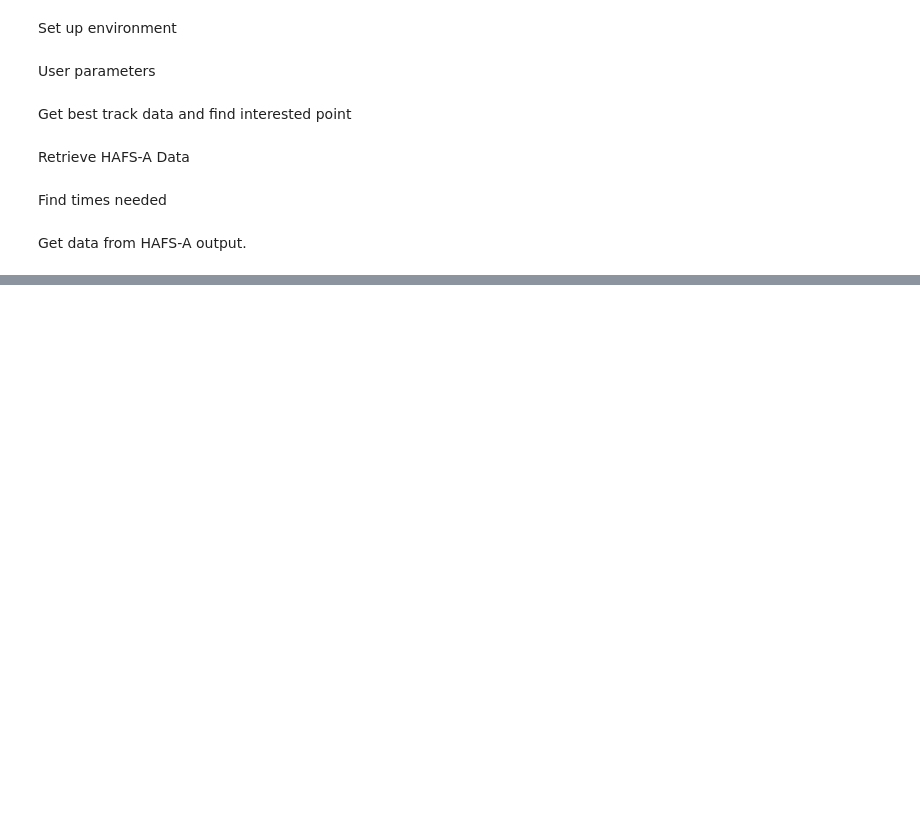
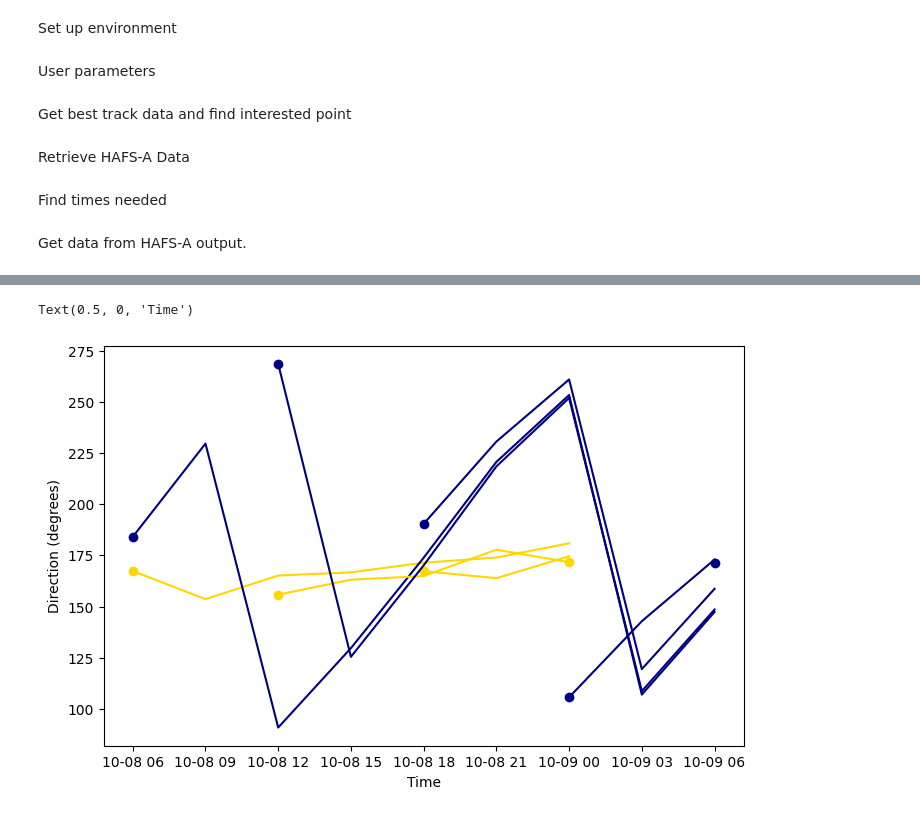
Before and after one commit to SeanBarnier/HAFS_Air-Sea, a Jupyter notebook: HAFSA_ocean-atmosphere.ipynb, the cells around one changed output, grey strips where cells are left out. Cells and saved outputs as stored; diff of their text form; code cells hidden in the pictures; blank space fills up the shorter version.

```diff
--- a/HAFSA_ocean-atmosphere.ipynb
+++ b/HAFSA_ocean-atmosphere.ipynb
@@ -159,0 +282,22 @@ oce
+# %%
+currDir = {}
+for runTime, run in zip(oce.keys(), oce.values()):
+  currDir[runTime] = {}
+  for time in run.keys():
+    currDir[runTime][time] = np.arctan(oce[runTime][time][oceLevel]["u"] / oce[runTime][time][oceLevel]["v"]) * (180/np.pi) + 180
+# %%
+dirFig = plt.figure(figsize=(8,5))
+dirAx = dirFig.add_axes([0.1, 0.1, 0.8, 0.8])
+
+for runTime in windDir.keys():
+  dirAx.plot(windDir[runTime].keys(), windDir[runTime].values(), color="gold")
+  dirAx.plot(currDir[runTime].keys(), currDir[runTime].values(), color="navy")
+
+dirAx.scatter(windDir.keys(), [windDir[runTime][runTime] for runTime in windDir.keys()], color="gold")
+dirAx.scatter(currDir.keys(), [currDir[runTime][runTime] for runTime in currDir.keys()], color="navy")
+
+dirAx.set_ylabel("Direction (degrees)")
+dirAx.set_xlabel("Time")
+# %% [output]
+Text(0.5, 0, 'Time')
+[figure, added]
```
Also changed, not shown: parts of 19 cells of this notebook.
